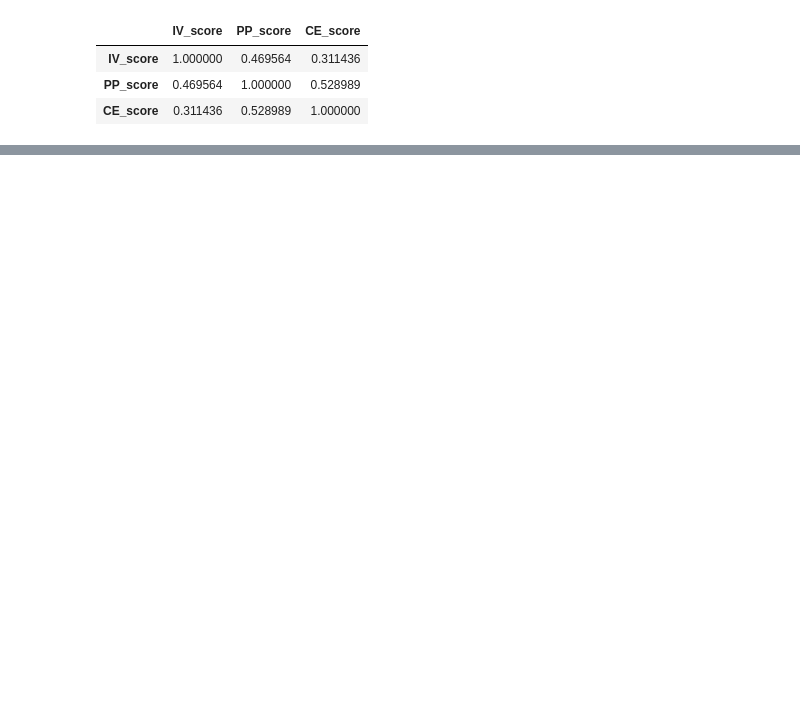
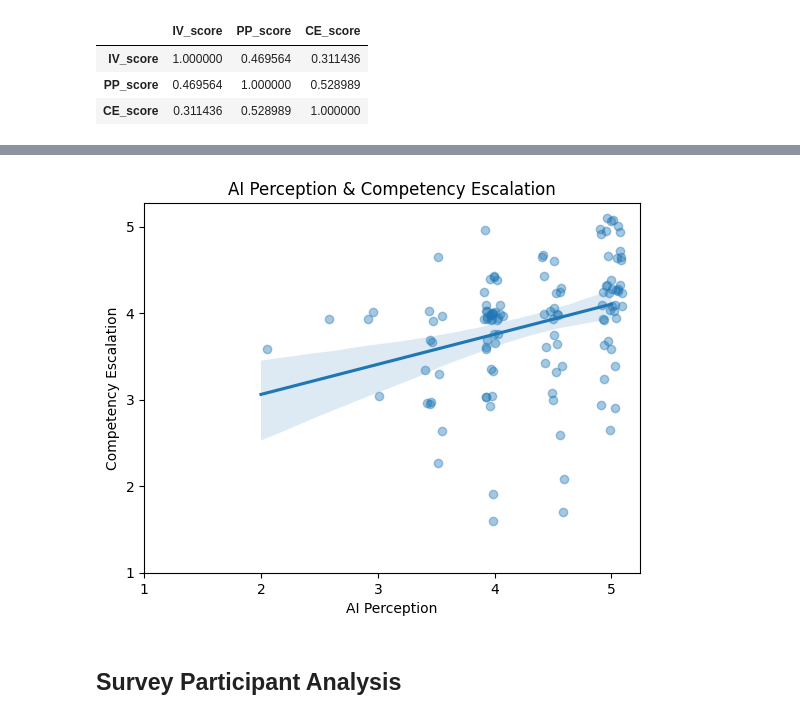
Before and after one commit to glgunderson/AI-Perceptions, a Jupyter notebook: AI_Perceptions.ipynb, the cells around one changed output, grey strips where cells are left out. Cells and saved outputs as stored; diff of their text form; code cells hidden in the pictures; blank space fills up the shorter version.

```diff
--- a/AI_Perceptions.ipynb
+++ b/AI_Perceptions.ipynb
@@ -516,0 +703,22 @@ These findings suggest that students perceive AI not only as a driver of increas
+# %%
+sns.regplot(
+    data=df,
+    x='IV_score',
+    y='CE_score',
+    x_jitter=0.1,
+    y_jitter=0.1,
+    scatter_kws={'alpha': 0.4}
+)
+
+plt.xticks([1,2,3,4,5])
+plt.yticks([1,2,3,4,5])
+
+plt.xlabel('AI Perception')
+plt.ylabel('Competency Escalation')
+plt.title('AI Perception & Competency Escalation')
+
+plt.show()
+# %% [output]
+[figure, added]
+# %% [markdown]
+## Survey Participant Analysis
```
Also changed, not shown: parts of 73 cells of this notebook.
